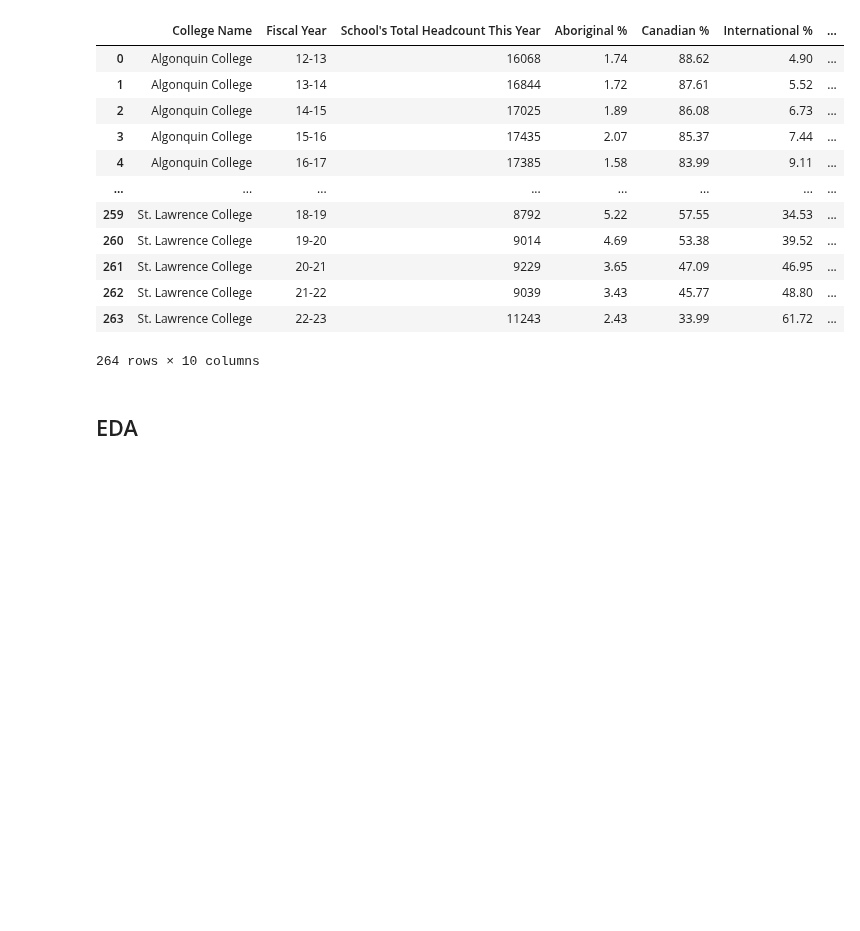
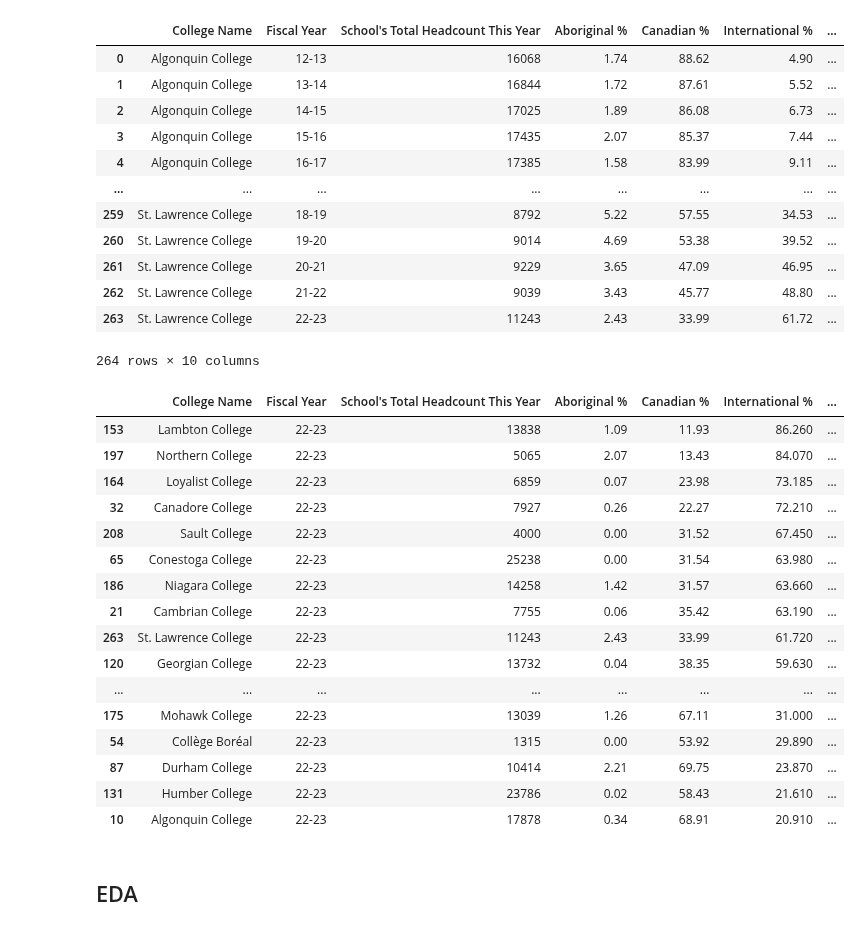
Before and after one commit to tjjdoherty/canadian-psi-project, a Jupyter notebook: on_colleges_notebooks/on_college_imm_status.ipynb, the cells around one changed output. Drawn from its saved outputs; the diff is of its cells as text; code cells hidden in the pictures; blank space fills up the shorter version.

Commit message:
modified ratio to % international

```diff
--- a/on_colleges_notebooks/on_college_imm_status.ipynb
+++ b/on_colleges_notebooks/on_college_imm_status.ipynb
@@ -37,7 +37,7 @@ status_df.shape
 # %% [markdown]
 Remove the Unnamed: 4 column, this was calculations in the Excel sheet manually by me.
 # %%
-status_df.drop(['Unnamed: 4'], axis=1, inplace=True)
+# status_df.drop(['Unnamed: 4'], axis=1, inplace=True)
 # %%
 status_df
 # %% [output]
@@ -416,6 +416,30 @@ status_df.drop('Offshore %', axis=1)
 # %%
 # fillna with 0
 status_df.fillna(0, inplace=True)
+# %%
+# check status df for all schools in 22-23
+ont_colleges_22 = status_df[status_df['Fiscal Year'] == '22-23'][['College Name', 'Fiscal Year', "School's Total Headcount This Year", 'Aboriginal %', 'Canadian %', 'International %', 'Perm. Resident %', 'Refugee/Protected %', 'Unknown %']
+].sort_values(by="International %", ascending=False)
+
+ont_colleges_22
+# %% [output]
+|  | College Name | Fiscal Year | School's Total Headcount This Year | Aboriginal % | Canadian % | International % | ... |
+| 153 | Lambton College | 22-23 | 13838 | 1.09 | 11.93 | 86.260 | ... |
+| 197 | Northern College | 22-23 | 5065 | 2.07 | 13.43 | 84.070 | ... |
+| 164 | Loyalist College | 22-23 | 6859 | 0.07 | 23.98 | 73.185 | ... |
+| 32 | Canadore College | 22-23 | 7927 | 0.26 | 22.27 | 72.210 | ... |
+| 208 | Sault College | 22-23 | 4000 | 0.00 | 31.52 | 67.450 | ... |
+| 65 | Conestoga College | 22-23 | 25238 | 0.00 | 31.54 | 63.980 | ... |
+| 186 | Niagara College | 22-23 | 14258 | 1.42 | 31.57 | 63.660 | ... |
+| 21 | Cambrian College | 22-23 | 7755 | 0.06 | 35.42 | 63.190 | ... |
+| 263 | St. Lawrence College | 22-23 | 11243 | 2.43 | 33.99 | 61.720 | ... |
+| 120 | Georgian College | 22-23 | 13732 | 0.04 | 38.35 | 59.630 | ... |
+| ... | ... | ... | ... | ... | ... | ... | ... |
+| 175 | Mohawk College | 22-23 | 13039 | 1.26 | 67.11 | 31.000 | ... |
+| 54 | Collège Boréal | 22-23 | 1315 | 0.00 | 53.92 | 29.890 | ... |
+| 87 | Durham College | 22-23 | 10414 | 2.21 | 69.75 | 23.870 | ... |
+| 131 | Humber College | 22-23 | 23786 | 0.02 | 58.43 | 21.610 | ... |
+| 10 | Algonquin College | 22-23 | 17878 | 0.34 | 68.91 | 20.910 | ... |
 # %% [markdown]
 ## EDA
 # %% [markdown]
```
Also changed, not shown: parts of 4 cells of this notebook, 1 other file.
